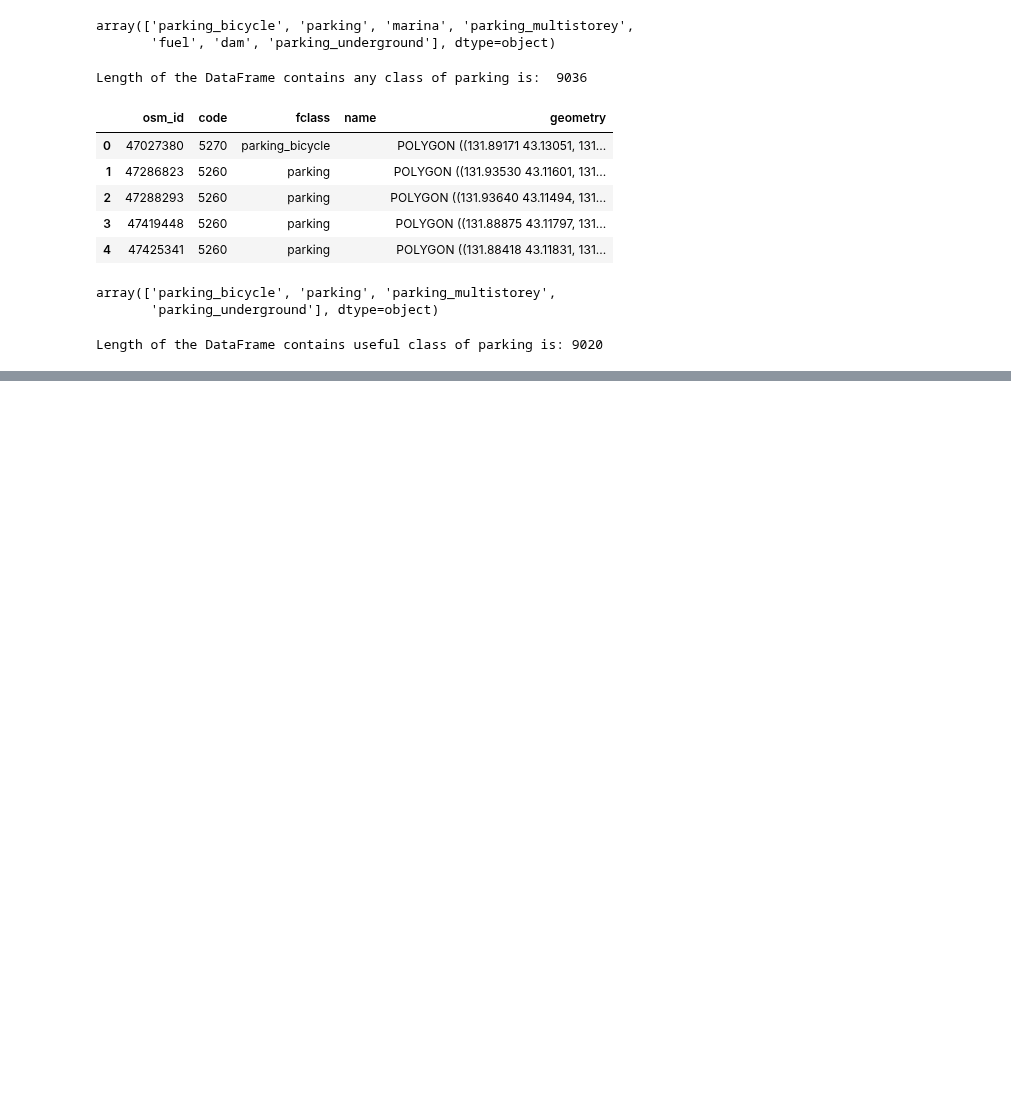
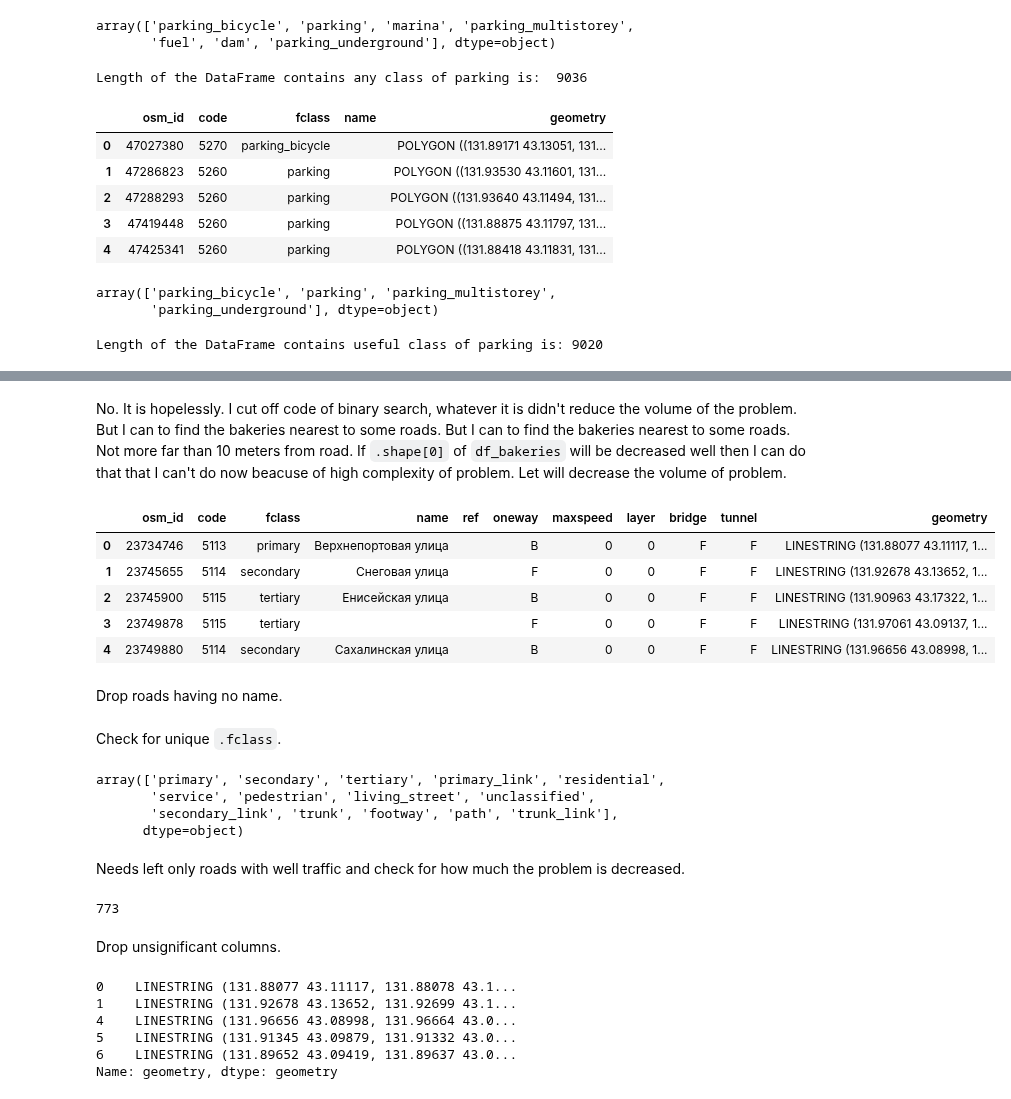
Before and after one commit to Tungsteniac/Tungsteniac, a Jupyter notebook: Relevant Places for Cinnabon Bakehouse.ipynb, the cells around one changed output, grey strips where cells are left out. Cells and saved outputs as stored; diff of their text form; code cells hidden in the pictures; blank space fills up the shorter version.

```diff
--- a/Relevant Places for Cinnabon Bakehouse.ipynb
+++ b/Relevant Places for Cinnabon Bakehouse.ipynb
@@ -487,0 +521,19 @@ Length of the DataFrame contains useful class of parking is: 9020
+# %% [markdown]
+No. It is hopelessly. I cut off code of binary search, whatever it is didn't reduce the volume of the problem. But I can to find the bakeries nearest to some roads. But I can to find the bakeries nearest to some roads. Not more far than 10 meters from road. If <code>.shape[0]</code> of <code>df_bakeries</code> will be decreased well then I can do that  that I can't do now beacuse of high complexity of problem. Let will decrease the volume of problem.
+# %%
+body = client_4b48aeaada904ad29e3d3d03072d749e.get_object(Bucket='courserads-donotdelete-pr-7suxmds10oqqm9',Key='Vladivostok_roads.json')['Body']
+# add missing __iter__ method, so pandas accepts body as file-like object
+
+if not hasattr(body, "__iter__"): body.__iter__ = types.MethodType( __iter__, body )
+
+df_roads = gpd.read_file(body)
+df_roads.head()
+# %% [output]
+|  | osm_id | code | fclass | name | ref | oneway | maxspeed | layer | bridge | tunnel | geometry |
+| 0 | 23734746 | 5113 | primary | Верхнепортовая улица |  | B | 0 | 0 | F | F | LINESTRING (131.88077 43.11117, 1... |
+| 1 | 23745655 | 5114 | secondary | Снеговая улица |  | F | 0 | 0 | F | F | LINESTRING (131.92678 43.13652, 1... |
+| 2 | 23745900 | 5115 | tertiary | Енисейская улица |  | B | 0 | 0 | F | F | LINESTRING (131.90963 43.17322, 1... |
+| 3 | 23749878 | 5115 | tertiary |  |  | F | 0 | 0 | F | F | LINESTRING (131.97061 43.09137, 1... |
+| 4 | 23749880 | 5114 | secondary | Сахалинская улица |  | B | 0 | 0 | F | F | LINESTRING (131.96656 43.08998, 1... |
+# %% [markdown]
+Drop roads having no name.
@@ -488 +542,30 @@ Length of the DataFrame contains useful class of parking is: 9020
+# %% [markdown]
+Check for unique <code>.fclass</code>.
+# %%
+pd.unique(df_roads.fclass)
+# %% [output]
+array(['primary', 'secondary', 'tertiary', 'primary_link', 'residential',
+       'service', 'pedestrian', 'living_street', 'unclassified',
+       'secondary_link', 'trunk', 'footway', 'path', 'trunk_link'],
+      dtype=object)
+# %% [markdown]
+Needs left only roads with well traffic and check for how much the problem is decreased.
+# %%
+roads = ['primary', 'secondary']
+df_roads = df_roads[df_roads.fclass.apply(lambda road: road in roads)]
+df_roads.shape[0]
+# %% [output]
+773
+# %% [markdown]
+Drop unsignificant columns.
+# %%
+df_roads = df_roads.geometry
+df_roads.head()
+# %% [output]
+0    LINESTRING (131.88077 43.11117, 131.88078 43.1...
+1    LINESTRING (131.92678 43.13652, 131.92699 43.1...
+4    LINESTRING (131.96656 43.08998, 131.96664 43.0...
+5    LINESTRING (131.91345 43.09879, 131.91332 43.0...
+6    LINESTRING (131.89652 43.09419, 131.89637 43.0...
+Name: geometry, dtype: geometry
 # %%
```
Also changed, not shown: parts of 18 cells of this notebook.
